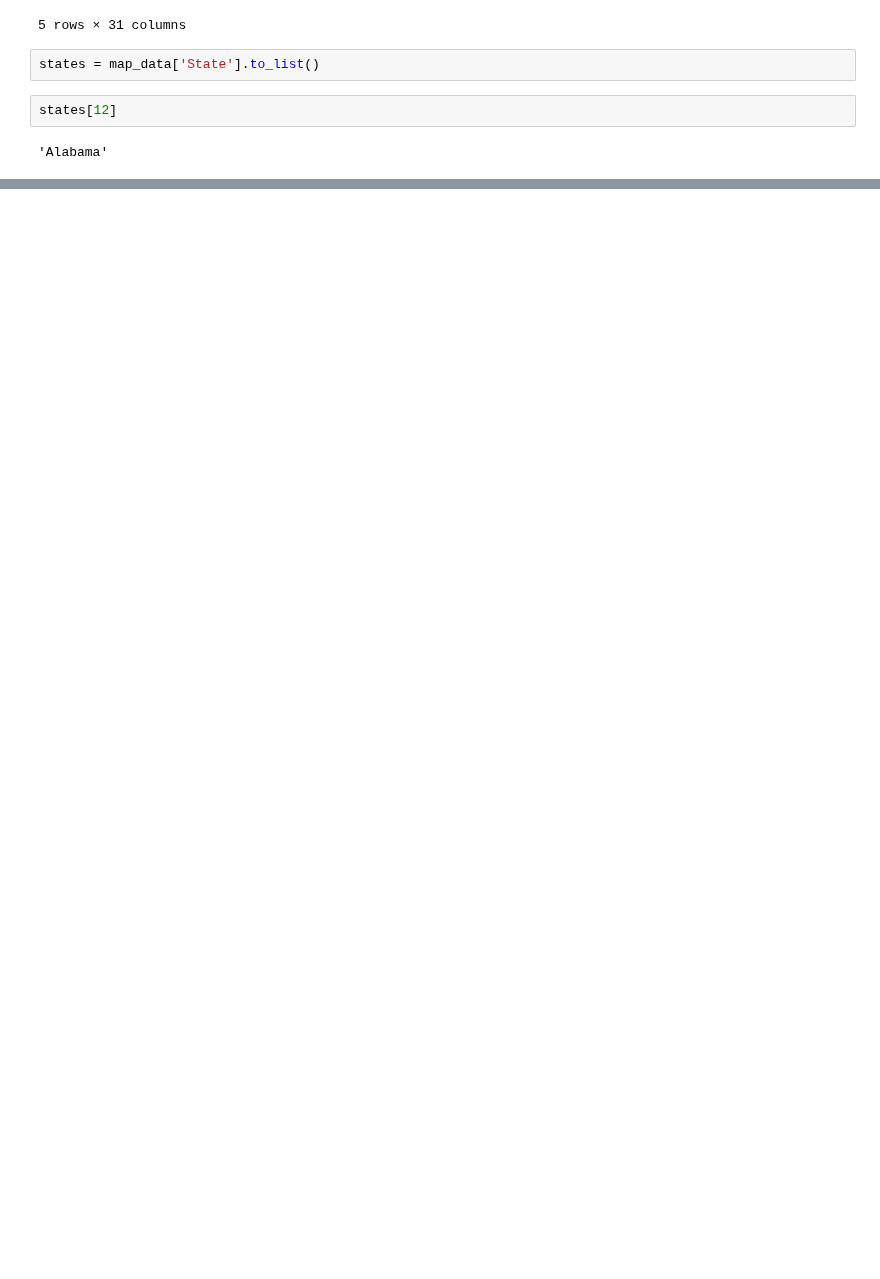
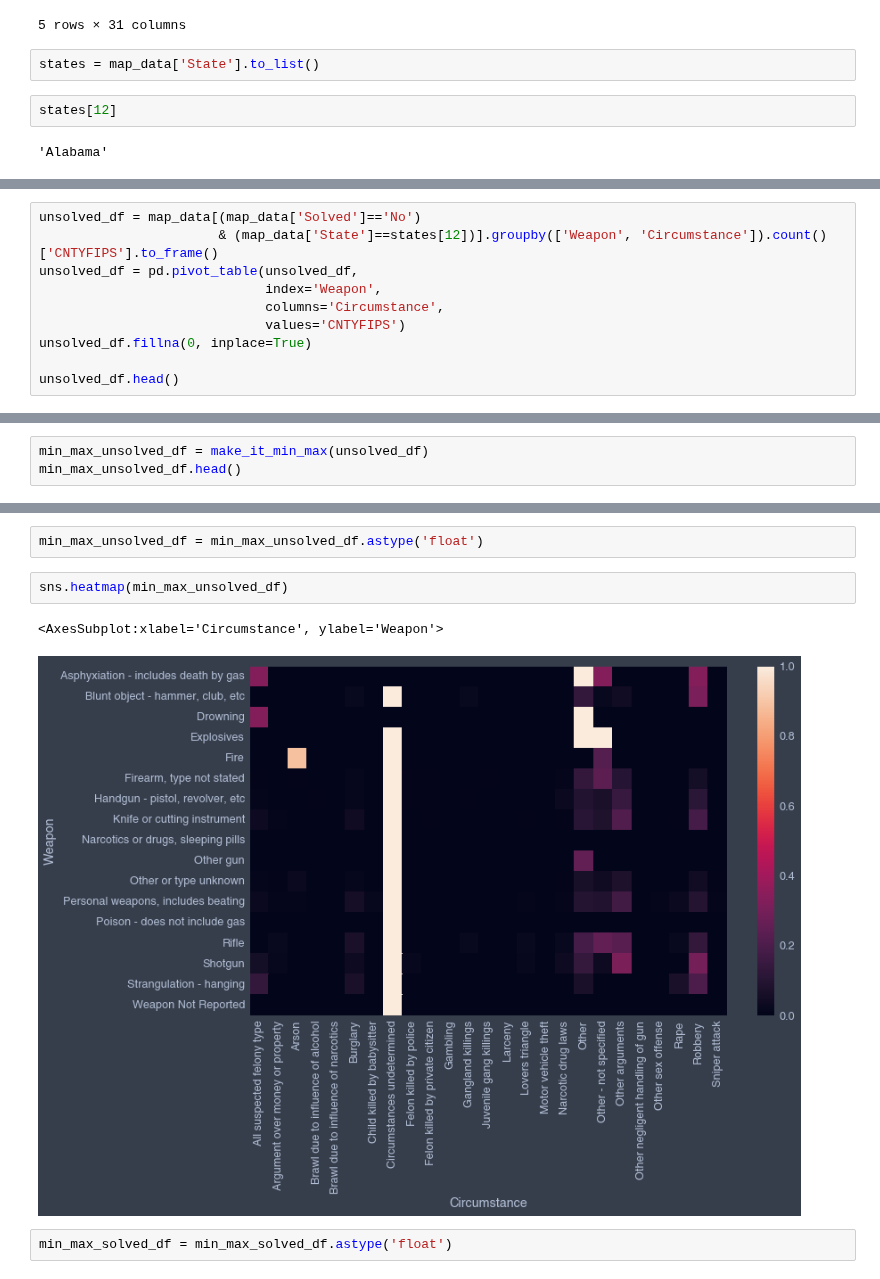
Before and after one commit to fadeeva/weird_projects, a Jupyter notebook: Serial_Killers/Outliers_in_Murder_Accountability_Project.ipynb, the cells around one changed output, grey strips where cells are left out. Drawn from its saved outputs; the diff is of its cells as text; blank space fills up the shorter version.

```diff
--- a/Serial_Killers/Outliers_in_Murder_Accountability_Project.ipynb
+++ b/Serial_Killers/Outliers_in_Murder_Accountability_Project.ipynb
@@ -482,0 +449,10 @@ min_max_w_c - min_max_df
+# %%
+unsolved_df = map_data[(map_data['Solved']=='No')
+                       & (map_data['State']==states[12])].groupby(['Weapon', 'Circumstance']).count()['CNTYFIPS'].to_frame()
+unsolved_df = pd.pivot_table(unsolved_df,
+                             index='Weapon',
+                             columns='Circumstance',
+                             values='CNTYFIPS')
+unsolved_df.fillna(0, inplace=True)
+
+unsolved_df.head()
@@ -482,0 +468,3 @@ min_max_w_c - min_max_df
+# %%
+min_max_unsolved_df = make_it_min_max(unsolved_df)
+min_max_unsolved_df.head()
@@ -482,0 +525,9 @@ min_max_w_c - min_max_df
+# %%
+min_max_unsolved_df = min_max_unsolved_df.astype('float')
+# %%
+sns.heatmap(min_max_unsolved_df)
+# %% [output]
+<AxesSubplot:xlabel='Circumstance', ylabel='Weapon'>
+[figure, added]
+# %%
+min_max_solved_df = min_max_solved_df.astype('float')
```
Also changed, not shown: parts of 9 cells of this notebook.
